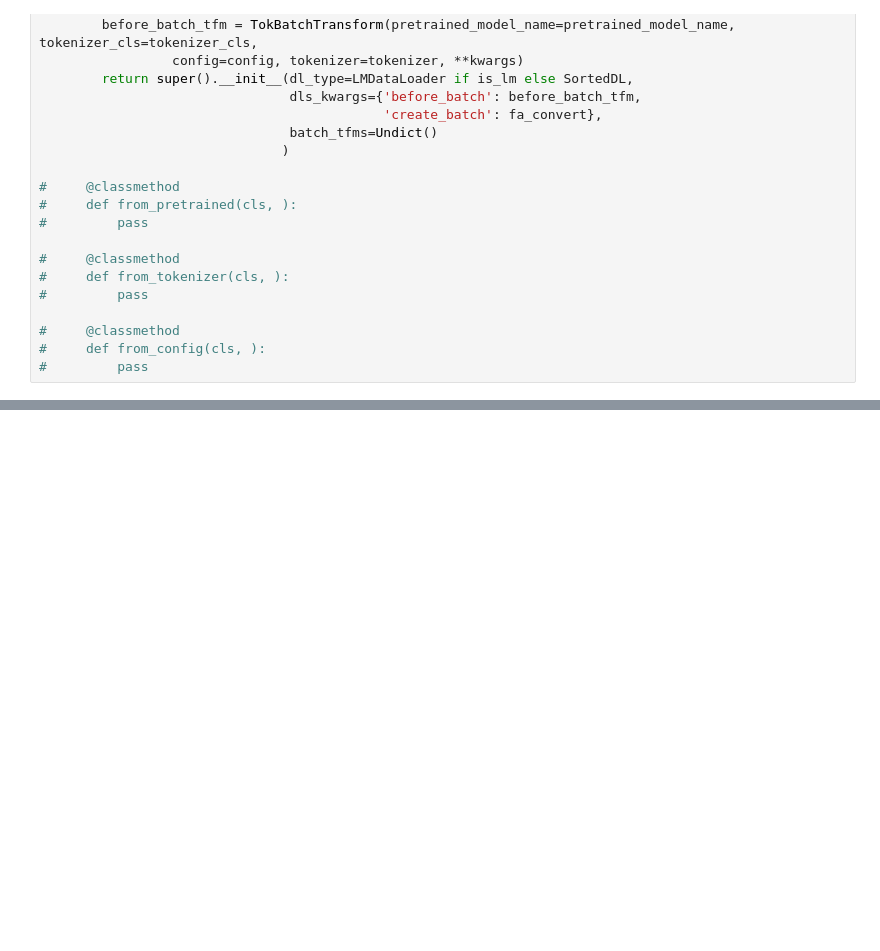
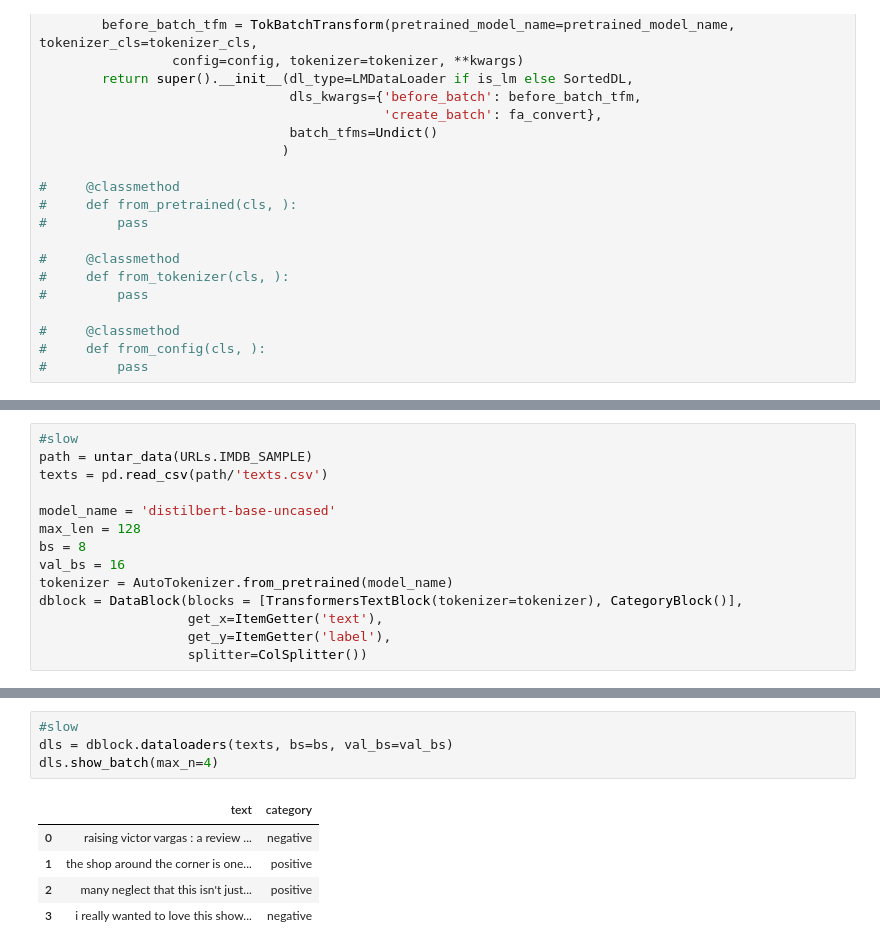
Before and after one commit to aikindergarten/fasthugs, a Jupyter notebook: nbs/00_data.ipynb, the cells around one changed output, grey strips where cells are left out. Cells and saved outputs as stored; diff of their text form; blank space fills up the shorter version.

```diff
--- a/nbs/00_data.ipynb
+++ b/nbs/00_data.ipynb
@@ -120,0 +120,14 @@ class TransformersTextBlock(TransformBlock):
+# %%
+#slow
+path = untar_data(URLs.IMDB_SAMPLE)
+texts = pd.read_csv(path/'texts.csv')
+
+model_name = 'distilbert-base-uncased'
+max_len = 128
+bs = 8
+val_bs = 16
+tokenizer = AutoTokenizer.from_pretrained(model_name)
+dblock = DataBlock(blocks = [TransformersTextBlock(tokenizer=tokenizer), CategoryBlock()],
+                   get_x=ItemGetter('text'),
+                   get_y=ItemGetter('label'),
+                   splitter=ColSplitter())
@@ -120,0 +156,10 @@ class TransformersTextBlock(TransformBlock):
+# %%
+#slow
+dls = dblock.dataloaders(texts, bs=bs, val_bs=val_bs)
+dls.show_batch(max_n=4)
+# %% [output]
+|  | text | category |
+| 0 | raising victor vargas : a review ... | negative |
+| 1 | the shop around the corner is one... | positive |
+| 2 | many neglect that this isn't just... | positive |
+| 3 | i really wanted to love this show... | negative |
```
Also changed, not shown: parts of 12 cells of this notebook, 13 other files.
